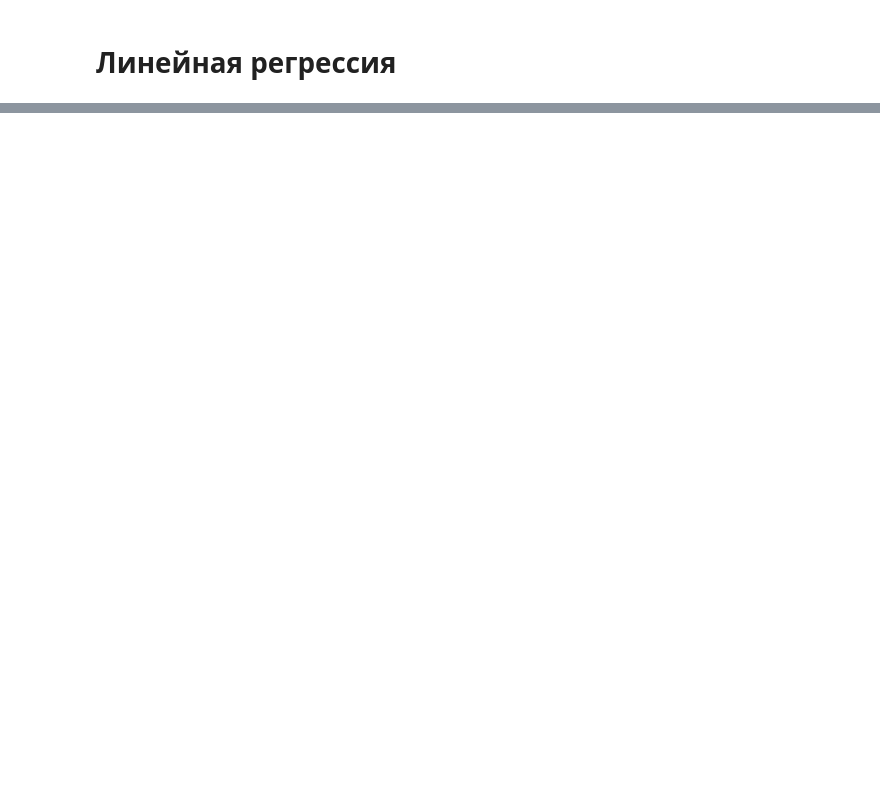
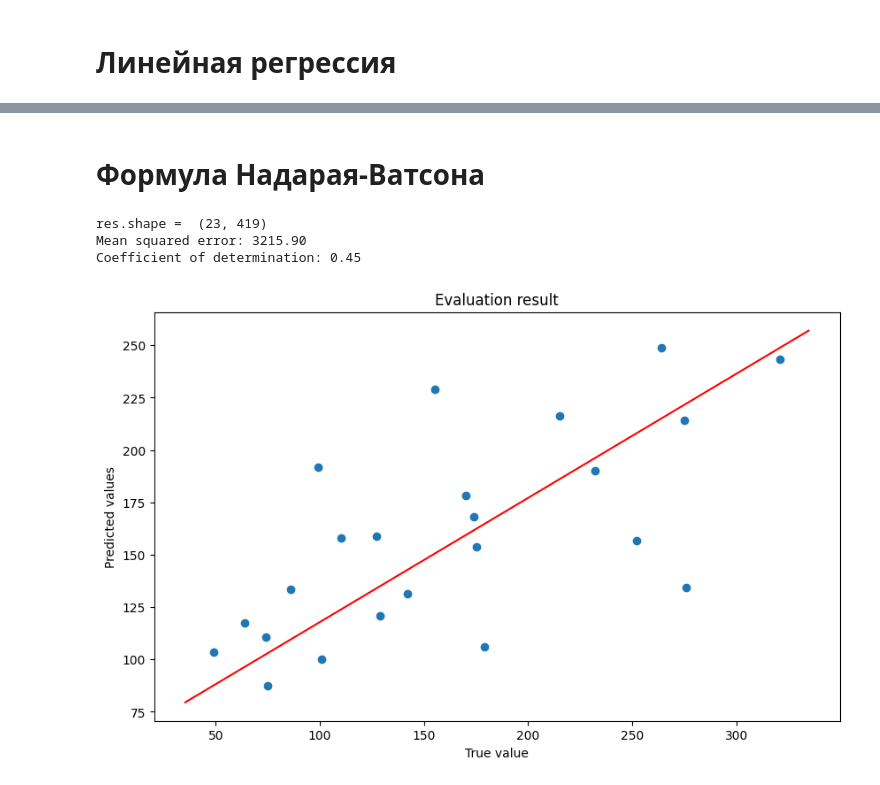
Before and after one commit to Tako-San/ml-course, a Jupyter notebook: t1/main.ipynb, the cells around one changed output, grey strips where cells are left out. Saved outputs shown, nothing was run; the diff lists cells and outputs as text; code cells hidden in the pictures; blank space fills up the shorter version.

```diff
--- a/t1/main.ipynb
+++ b/t1/main.ipynb
@@ -205,0 +217,38 @@ plt.show()
+# %% [markdown]
+# Формула Надарая-Ватсона
+# %%
+class FNV(object):
+    def __init__(self, kernel=None):
+        self.X, self.Y = None, None
+        self.kernel = lambda x: np.ones_like(x)
+        if kernel is not None:
+            self.kernel = kernel
+
+    def predict(self, X):
+        dst = distance.cdist(X, self.X)
+        kernel = self.kernel(dst)
+
+        features = np.sum(self.Y * kernel, axis=-1)
+        return features / (np.sum(kernel, axis=-1) + 1e-10)
+
+    def fit(self, X, Y):
+        self.X, self.Y = np.array(X), np.array(Y)
+
+def K(dst, h=2):
+    ret = np.array(dst)/h
+    res = (1 - ret**2) * (np.abs(ret) <= 1)
+    print("res.shape = ", res.shape)
+    return res
+
+fnv = FNV(kernel=lambda x: K(x, h=2.2))
+fnv.fit(X_train, y_train.T)
+fnv_pred = fnv.predict(np.array(X_test))
+
+print("Mean squared error: %.2f" % metrics.mean_squared_error(y_test, fnv_pred))
+print("Coefficient of determination: %.2f" % metrics.r2_score(y_test, fnv_pred)) # 1 is perfect prediction
+print_evaluation_result(y_test.values, fnv_pred)
+# %% [output]
+res.shape =  (23, 419)
+Mean squared error: 3215.90
+Coefficient of determination: 0.45
+[figure, added]
```
Also changed, not shown: parts of 7 cells of this notebook.
